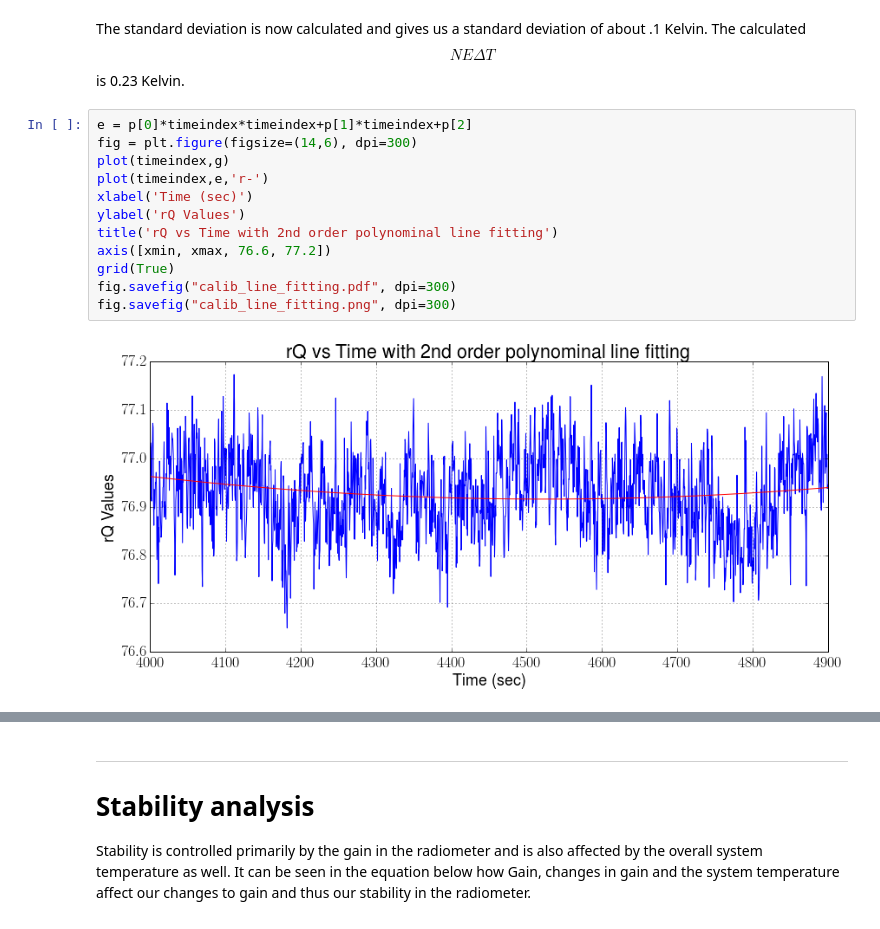
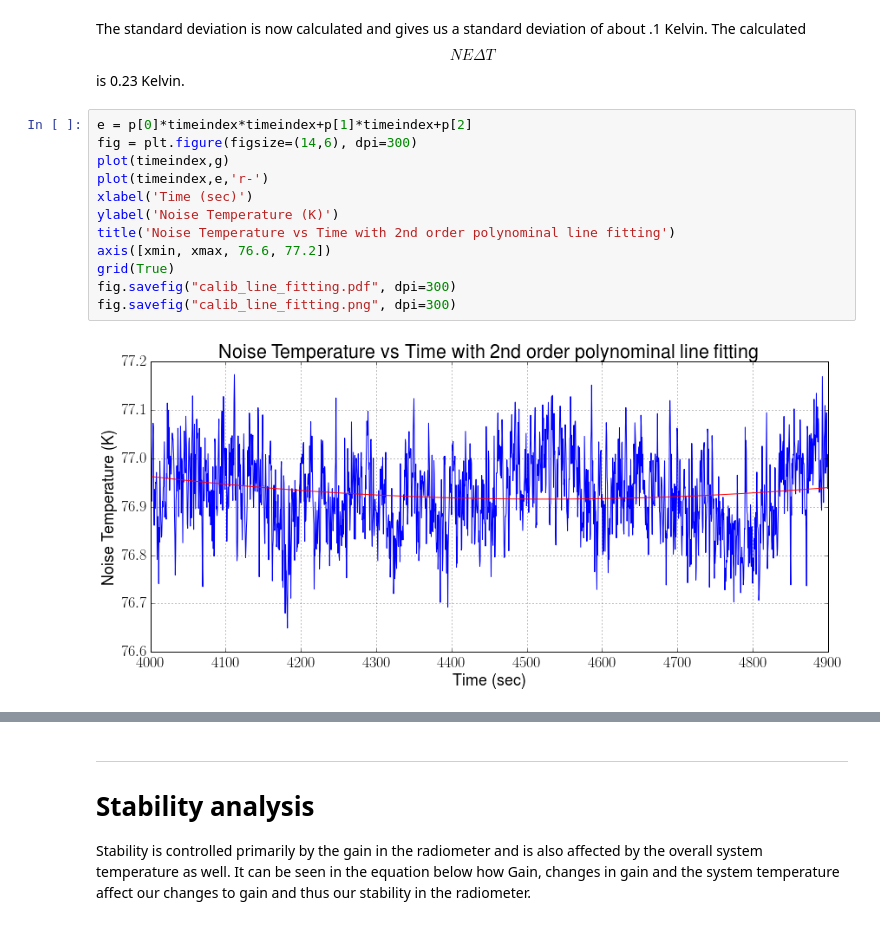
Before and after one commit to matgyver/Radiometer-SDR-Thesis, a Jupyter notebook: Experiments/Exp2/radiometer_experiment_2.ipynb, the cells around one changed output, grey strips where cells are left out. Cells and saved outputs as stored; diff of their text form.

```diff
--- a/Experiments/Exp2/radiometer_experiment_2.ipynb
+++ b/Experiments/Exp2/radiometer_experiment_2.ipynb
@@ -261,17 +261,17 @@ The standard deviation is now calculated and gives us a standard deviation of ab
 # %%
 e = p[0]*timeindex*timeindex+p[1]*timeindex+p[2]
 fig = plt.figure(figsize=(14,6), dpi=300)
 plot(timeindex,g)
 plot(timeindex,e,'r-')
 xlabel('Time (sec)')
-ylabel('rQ Values')
-title('rQ vs Time with 2nd order polynominal line fitting')
+ylabel('Noise Temperature (K)')
+title('Noise Temperature vs Time with 2nd order polynominal line fitting')
 axis([xmin, xmax, 76.6, 77.2])
 grid(True)
 fig.savefig("calib_line_fitting.pdf", dpi=300)
 fig.savefig("calib_line_fitting.png", dpi=300)
 # %% [output]
-[figure, old version]
+[figure, new version]
 # %%
 fig = plt.figure(figsize=(14,6), dpi=300)
 #b = p[0]*y*y+p[1]*y+p[2]
```
Also changed, not shown: parts of 1 cell of this notebook, 37 other files.
